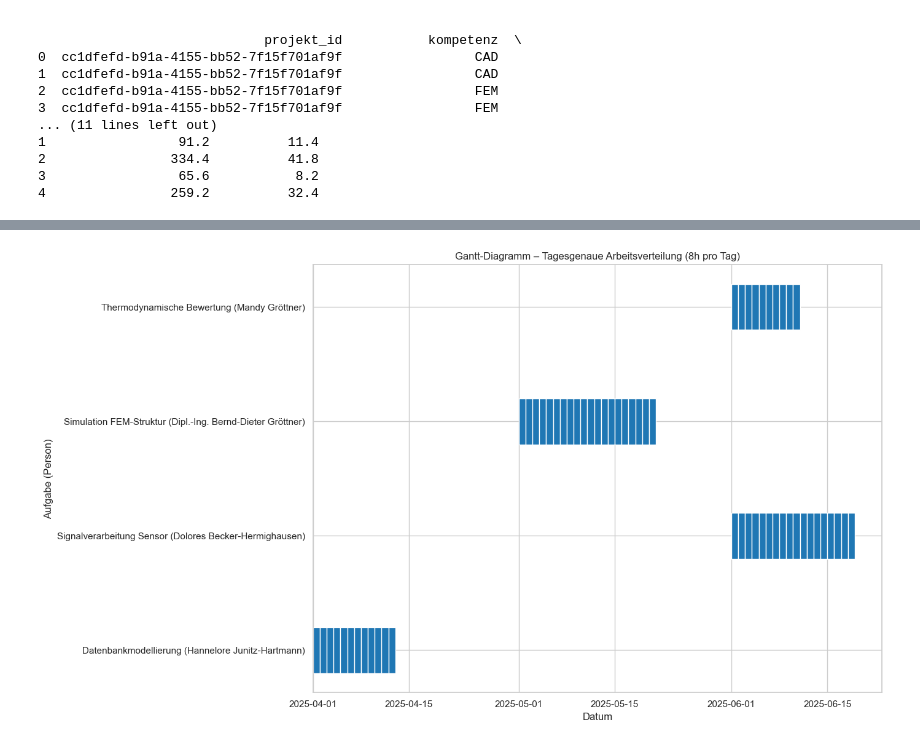
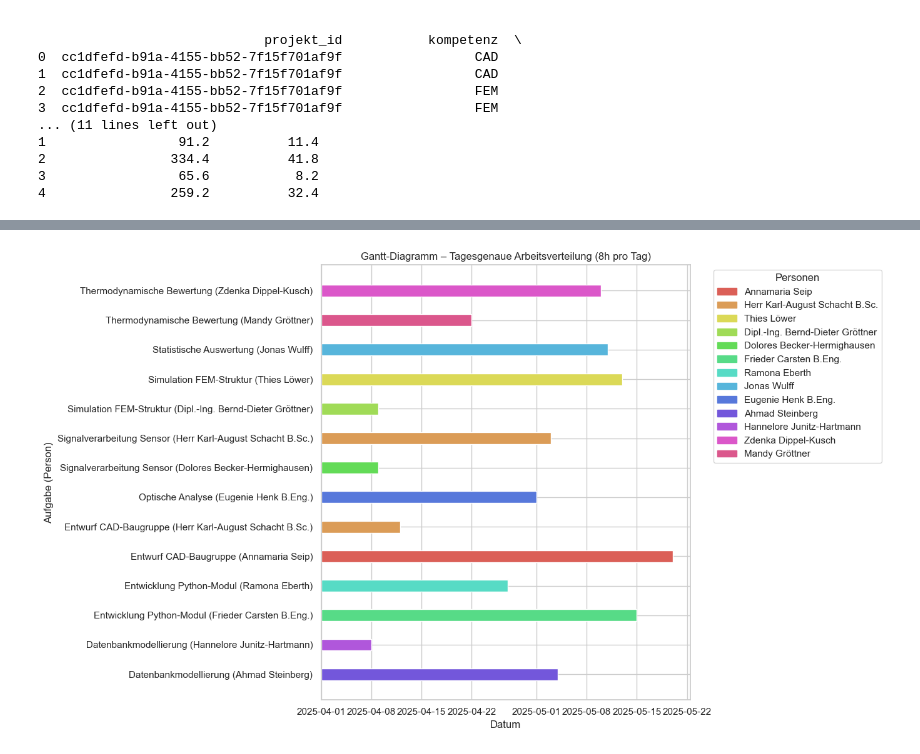
Before and after one commit to SpartanProgram/Personalmanager, a Jupyter notebook: visualizations/genetic_matching_figure.ipynb, the cells around one changed output, grey strips where cells are left out. Drawn from its saved outputs; the diff is of its cells as text; code cells hidden in the pictures.

```diff
--- a/visualizations/genetic_matching_figure.ipynb
+++ b/visualizations/genetic_matching_figure.ipynb
@@ -43,15 +31,17 @@ for _, row in df_current.iterrows():
+# %%
+# Visualisierung vorbereiten
+sns.set(style="whitegrid")
 # %%
 gantt_tage = []
-for _, row in df_all.iterrows():
-    tage = int(row["Stunden"] / 8)
-    aktuelles_datum = row["Start"]
+for _, row in df.iterrows():
+    tage = max(1, int(round(row['personentage'])))
+    aktuelles_datum = pd.Timestamp('2025-04-01')  # Beispielstartdatum
     for _ in range(tage):
         gantt_tage.append({
-            "Datum": aktuelles_datum,
-            "Aufgabe": row["Aufgabe"],
-            "Person": row["Person"],
-            "Aufgabe_Person": f"{row['Aufgabe']} ({row['Person']})",
-            "is_current_project": row["is_current_project"]
+            'Datum': aktuelles_datum,
+            'Aufgabe': row['teilaufgabe'],
+            'Person': row['name'],
+            'Aufgabe_Person': f"{row['teilaufgabe']} ({row['name']})"
         })
         aktuelles_datum += timedelta(days=1)
 df_tagweise = pd.DataFrame(gantt_tage)
@@ -78,26 +68,39 @@ Index(['Datum', 'Aufgabe', 'Person', 'Aufgabe_Person', 'is_current_project'], dt
 # %%
 plt.figure(figsize=(14, 8))
 
-sortierung = df_tagweise.groupby("Aufgabe_Person")["Datum"].min().sort_values().index
+# Assign a unique color to each person
+personen = df_tagweise['Person'].unique()
+farben = sns.color_palette("hls", len(personen))
+person_colors = dict(zip(personen, farben))
 
-for i, (aufgabe_person, gruppe) in enumerate(df_tagweise.groupby("Aufgabe_Person")):
-    for _, row in gruppe.iterrows():
-        color = "tab:blue" if row["is_current_project"] else "lightgray"
+# Sort tasks by their earliest start date for a logical order
+sortierung = df_tagweise.groupby('Aufgabe_Person')['Datum'].min().sort_values().index
+
+for i, aufgabe_person in enumerate(sortierung):
+    gruppe = df_tagweise[df_tagweise['Aufgabe_Person'] == aufgabe_person]
+    if not gruppe.empty:
+        start = gruppe['Datum'].min()
+        end = gruppe['Datum'].max() + timedelta(days=1)
+        person = gruppe['Person'].iloc[0]
         plt.barh(
             y=aufgabe_person,
-            left=row["Datum"],
-            width=1,
+            left=start,
+            width=(end - start).days,
             height=0.4,
-            color=color
+            color=person_colors[person]
         )
 
-plt.xlabel("Datum")
-plt.ylabel("Aufgabe (Person)")
-plt.title("Gantt-Diagramm – Tagesgenaue Arbeitsverteilung (8h pro Tag)")
+# Create legend
+handles = [Patch(color=person_colors[p], label=p) for p in personen]
+plt.legend(handles=handles, title="Personen", bbox_to_anchor=(1.05, 1), loc="upper left")
+
+plt.xlabel('Datum')
+plt.ylabel('Aufgabe (Person)')
+plt.title('Gantt-Diagramm – Tagesgenaue Arbeitsverteilung (8h pro Tag)')
 plt.tight_layout()
 plt.show()
 # %% [output]
-[figure, old version]
+[figure, new version]
 # %%
 # Zelle 6: Interaktive Plotly-Visualisierung
 pio.renderers.default = 'browser'
```
Also changed, not shown: parts of 4 cells of this notebook, 1 other file.
